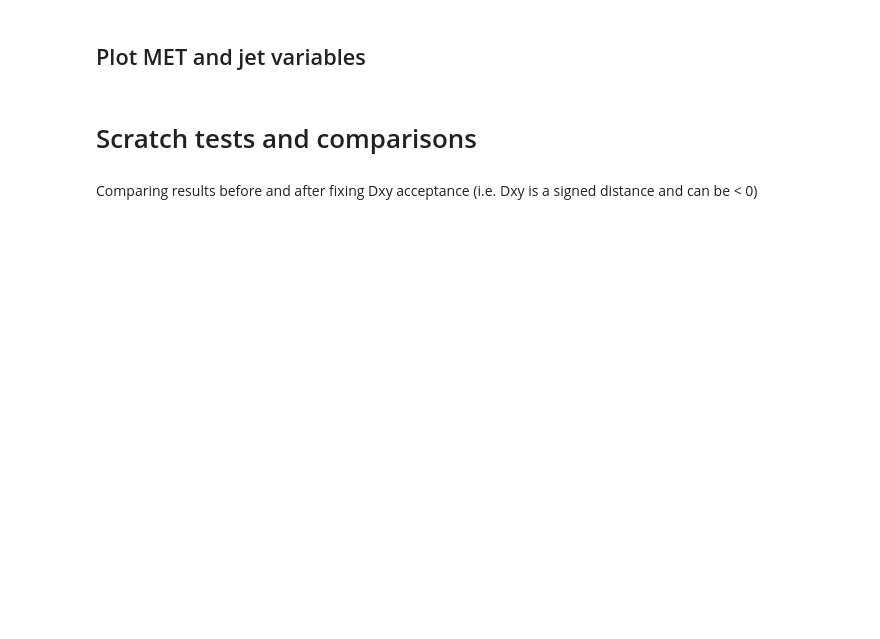
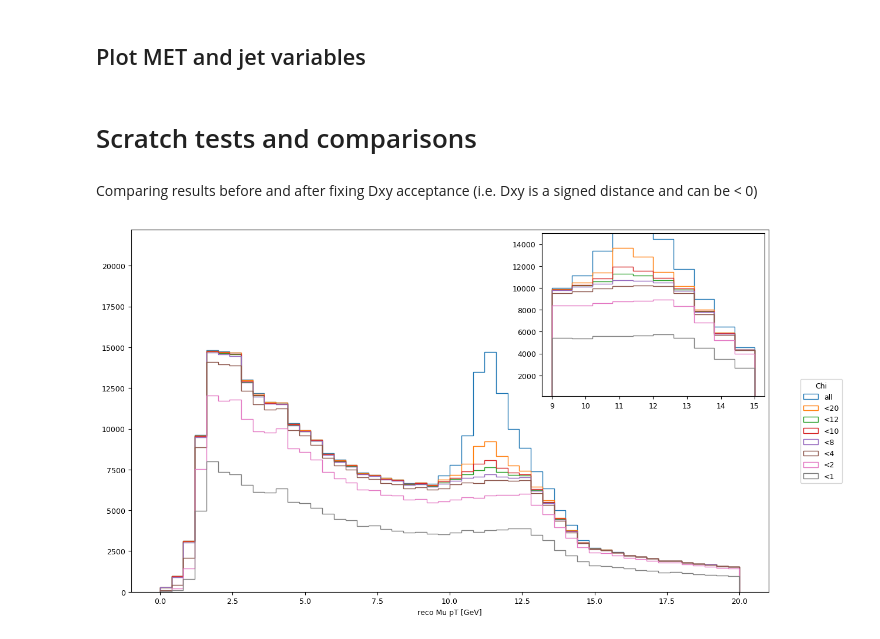
Before and after one commit to afrankenthal/iDM-analysis-plotting, a Jupyter notebook: BeamHalo.ipynb, the cells around one changed output. Saved outputs shown, nothing was run; the diff lists cells and outputs as text; code cells hidden in the pictures; blank space fills up the shorter version.

```diff
--- a/BeamHalo.ipynb
+++ b/BeamHalo.ipynb
@@ -345,25 +395,27 @@ Comparing results before and after fixing Dxy acceptance (i.e. Dxy is a signed d
 # %%
 fig, axes = plt.subplots(1,1, figsize=(14,8))
 chilabels = ['all','<20','<12','<10','<8','<4','<2','<1']#
 axes.set_xlabel('reco Mu pT [GeV]')
 data = []
 #for cut in numCuts:
 #    cutsToApply = reduce(operator.and_, cutsCrit[mchi][0:cut+1])
-data.append(checkmuons[mchi]['recoPt'])
-data.append(checkmuons[mchi][checkmuons[mchi]['trackChi2'] <20]['recoPt'])
-data.append(checkmuons[mchi][checkmuons[mchi]['trackChi2'] <10]['recoPt'])
-data.append(checkmuons[mchi][checkmuons[mchi]['trackChi2'] <12]['recoPt'])
-data.append(checkmuons[mchi][checkmuons[mchi]['trackChi2'] <8]['recoPt'])
-data.append(checkmuons[mchi][checkmuons[mchi]['trackChi2'] <4]['recoPt'])
-data.append(checkmuons[mchi][checkmuons[mchi]['trackChi2'] <2]['recoPt'])
-data.append(checkmuons[mchi][checkmuons[mchi]['trackChi2'] <1]['recoPt'])
+data.append(checkmuons[mchi][ctau]['recoPt'])
+data.append(checkmuons[mchi][ctau][checkmuons[mchi][ctau]['trackChi2'] <20]['recoPt'])
+data.append(checkmuons[mchi][ctau][checkmuons[mchi][ctau]['trackChi2'] <10]['recoPt'])
+data.append(checkmuons[mchi][ctau][checkmuons[mchi][ctau]['trackChi2'] <12]['recoPt'])
+data.append(checkmuons[mchi][ctau][checkmuons[mchi][ctau]['trackChi2'] <8]['recoPt'])
+data.append(checkmuons[mchi][ctau][checkmuons[mchi][ctau]['trackChi2'] <4]['recoPt'])
+data.append(checkmuons[mchi][ctau][checkmuons[mchi][ctau]['trackChi2'] <2]['recoPt'])
+data.append(checkmuons[mchi][ctau][checkmuons[mchi][ctau]['trackChi2'] <1]['recoPt'])
 
 #data.append(checkmuons[mchi][checkmuons[mchi]['trackHits']> 12]['recoPt'])
 #data.append(checkmuons[mchi][checkmuons[mchi]['trackPlanes']> 2]['recoPt'])
 #data.append(checkmuons[mchi][checkmuons[mchi][checkmuons[mchi]['qualityTrack']==True]['qualityTrack']==True]['recoPt'])
 plot_full(data, axes, dict({'range':(0,20)}),labels=chilabels)
 plot_inset(data, axes, dict({'range':(9,15)}))
 axes.legend(loc=(1.05,.3), title='Chi');
+# %% [output]
+[figure, added]
 # %%
 fig, axes = plt.subplots(1,1, figsize=(14,8))
 hitlabels = ['all','>15','>12','>10','>8']#
```
Also changed, not shown: parts of 15 cells of this notebook, 1 other file.
